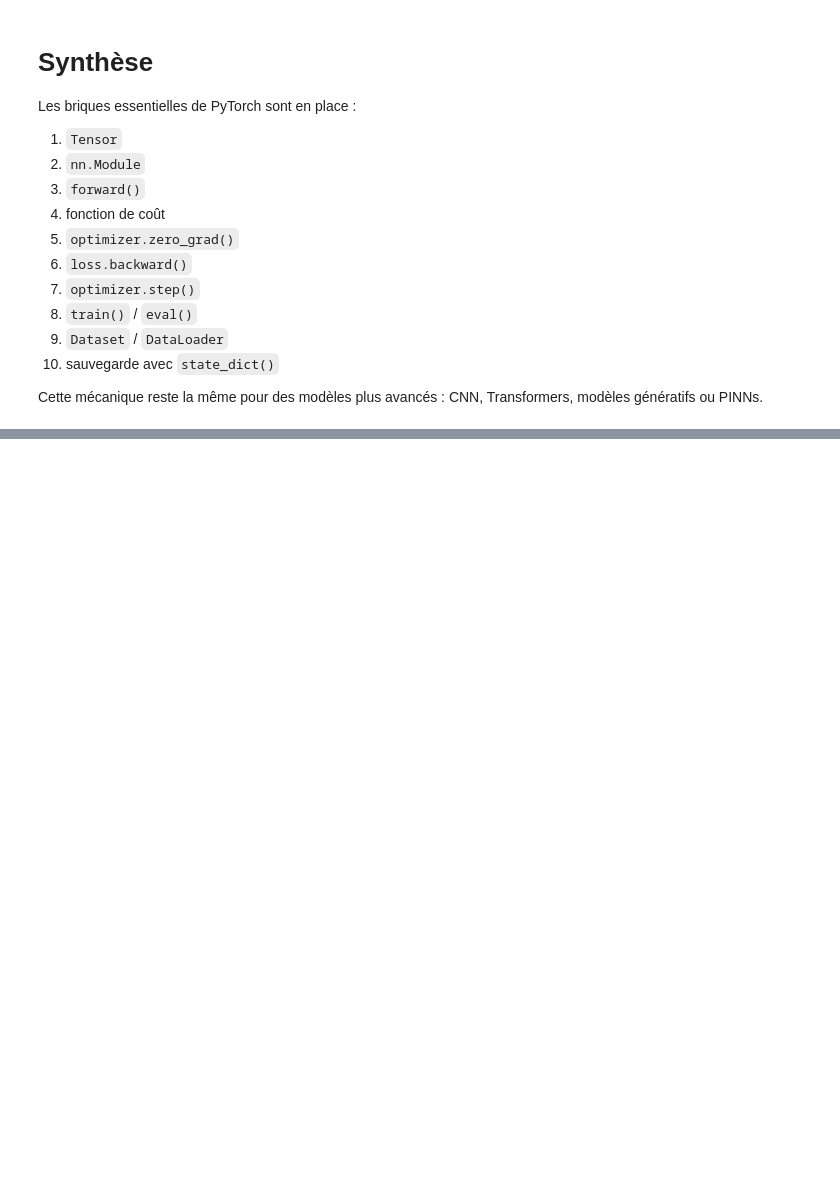
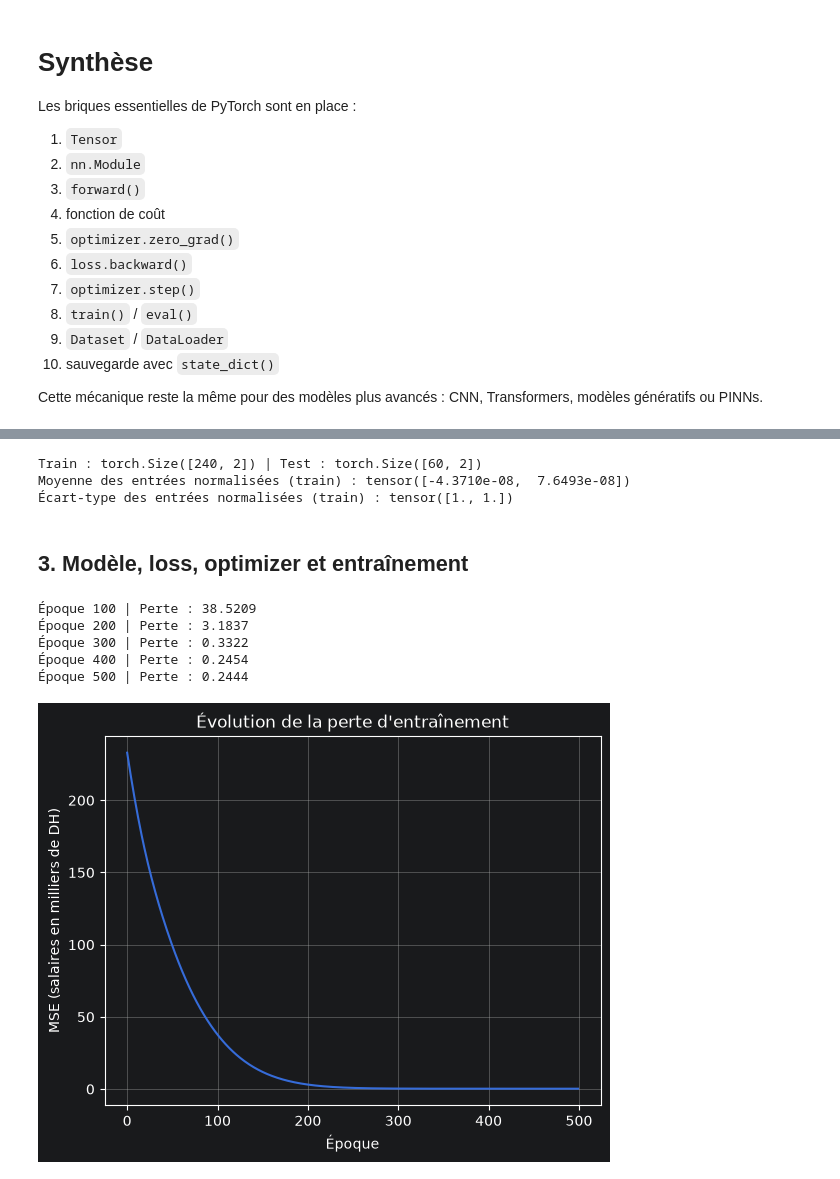
Before and after one commit to MostafaHDfMeR/TP_N1_Mise-en-oeuvre-du-Framework-PyTorch, a Jupyter notebook: TP_N1 - Mise en oeuvre du Framework PyTorch.ipynb, the cells around one changed output, grey strips where cells are left out. Cells and saved outputs as stored; diff of their text form; code cells hidden in the pictures; blank space fills up the shorter version.

```diff
--- a/TP_N1 - Mise en oeuvre du Framework PyTorch.ipynb
+++ b/TP_N1 - Mise en oeuvre du Framework PyTorch.ipynb
@@ -674,0 +724,68 @@ Cette mécanique reste la même pour des modèles plus avancés : CNN, Transform
+# %%
+indices = torch.randperm(n)
+limite = int(0.8 * n)
+train_indices = indices[:limite]
+test_indices = indices[limite:]
+
+X_train, X_test = X[train_indices], X[test_indices]
+y_train = y[train_indices] / 1000      # milliers de DH
+y_test = y[test_indices] / 1000
+
+# Statistiques calculées sur l'entraînement seulement, pour éviter toute fuite d'information du test
+moyenne = X_train.mean(dim=0, keepdim=True)
+ecart_type = X_train.std(dim=0, keepdim=True)
+
+X_train_norm = (X_train - moyenne) / ecart_type
+X_test_norm = (X_test - moyenne) / ecart_type
+
+print("Train :", X_train_norm.shape, "| Test :", X_test_norm.shape)
+print("Moyenne des entrées normalisées (train) :", X_train_norm.mean(dim=0))
+print("Écart-type des entrées normalisées (train) :", X_train_norm.std(dim=0))
+
+# Tout sur le même device que le modèle
+X_train_norm, X_test_norm = X_train_norm.to(device), X_test_norm.to(device)
+y_train, y_test = y_train.to(device), y_test.to(device)
+# %% [output]
+Train : torch.Size([240, 2]) | Test : torch.Size([60, 2])
+Moyenne des entrées normalisées (train) : tensor([-4.3710e-08,  7.6493e-08])
+Écart-type des entrées normalisées (train) : tensor([1., 1.])
+# %% [markdown]
+## 3. Modèle, loss, optimizer et entraînement
+# %%
+# 2 entrées (ancienneté, expertise) -> 1 sortie (salaire)
+model = nn.Linear(2, 1).to(device)
+
+criterion = nn.MSELoss()
+# Les salaires tournent autour de 15 (en milliers de DH) et le biais part de 0 :
+# avec Adam, lr=0.05 est trop lent pour 500 époques, 0.1 converge
+optimizer = torch.optim.Adam(model.parameters(), lr=0.1)
+
+historique = []
+
+model.train()
+for epoch in range(500):
+    optimizer.zero_grad()                       # 1. remise à zéro des gradients
+    predictions = model(X_train_norm)           # 2. prédictions
+    loss = criterion(predictions, y_train)      # 3. perte
+    loss.backward()                             # 4. gradients
+    optimizer.step()                            # 5. mise à jour des paramètres
+
+    historique.append(loss.item())
+
+    if (epoch + 1) % 100 == 0:
+        print(f"Époque {epoch + 1} | Perte : {loss.item():.4f}")
+# %% [output]
+Époque 100 | Perte : 38.5209
+Époque 200 | Perte : 3.1837
+Époque 300 | Perte : 0.3322
+Époque 400 | Perte : 0.2454
+Époque 500 | Perte : 0.2444
+# %%
+plt.plot(historique)
+plt.xlabel("Époque")
+plt.ylabel("MSE (salaires en milliers de DH)")
+plt.title("Évolution de la perte d'entraînement")
+plt.grid()
+plt.show()
+# %% [output]
+[figure, added]
```
Also changed, not shown: parts of 20 cells of this notebook, 2 other files.
